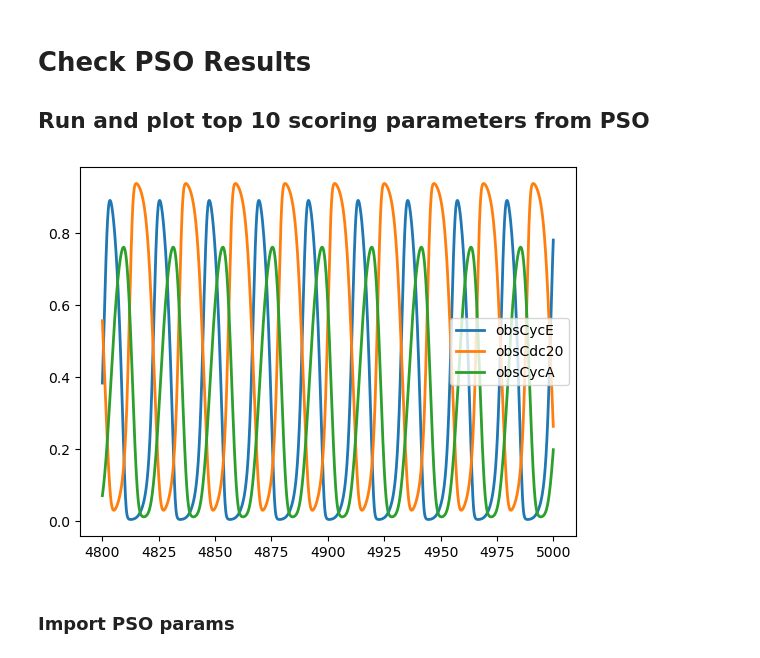
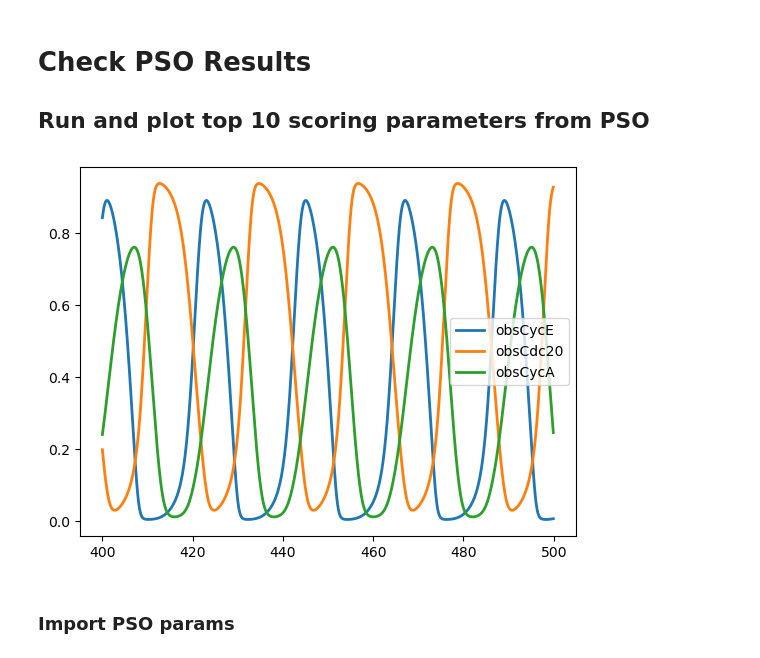
Before and after one commit to QuLab-VU/ECM_cell_cycle_model, a Jupyter notebook: Python/plotUMAP_proj_DRT_new.ipynb, the cells around one changed output. Cells and saved outputs as stored; diff of their text form; code cells hidden in the pictures.

```diff
--- a/Python/plotUMAP_proj_DRT_new.ipynb
+++ b/Python/plotUMAP_proj_DRT_new.ipynb
@@ -54,5 +54,6 @@ OVERWRITE = False
 # %%
-t = np.linspace(0, 5000, 50001)
+# t = np.linspace(0, 5000, 50001)
+t = np.linspace(0, 50000, 500001)
 simres = ScipyOdeSimulator(model_concentration, t, verbose=False).run(); #deterministic simulation
 # %%
 model_population.parameters['ERK'].value = 1 * omega
@@ -65,17 +66,16 @@ model_concentration.parameters['AKT'].value = 1 * 1
 # %%
 #ODE simulation
 
-t = np.linspace(0, 5000, 50001)
 simres = ScipyOdeSimulator(model_concentration, t, verbose=False).run(); #deterministic simulation
 yout = simres.all;
 observables=['obsCycE','obsCdc20', 'obsCycA']; #plot Cyclin E, Cdc20 and Cyclin A
 
 for obs in range(3) :
-    plt.plot(t[48000:],yout[observables[obs]][48000:], label=observables[obs], lw=2)
+    plt.plot(t[4000:5000],yout[observables[obs]][4000:5000], label=observables[obs], lw=2)
 plt.legend(loc=0)
 plt.show()
 # %% [output]
-[figure, old version]
+[figure, new version]
 # %% [markdown]
 ### Import PSO params
 # %%
```
Also changed, not shown: parts of 8 cells of this notebook.
